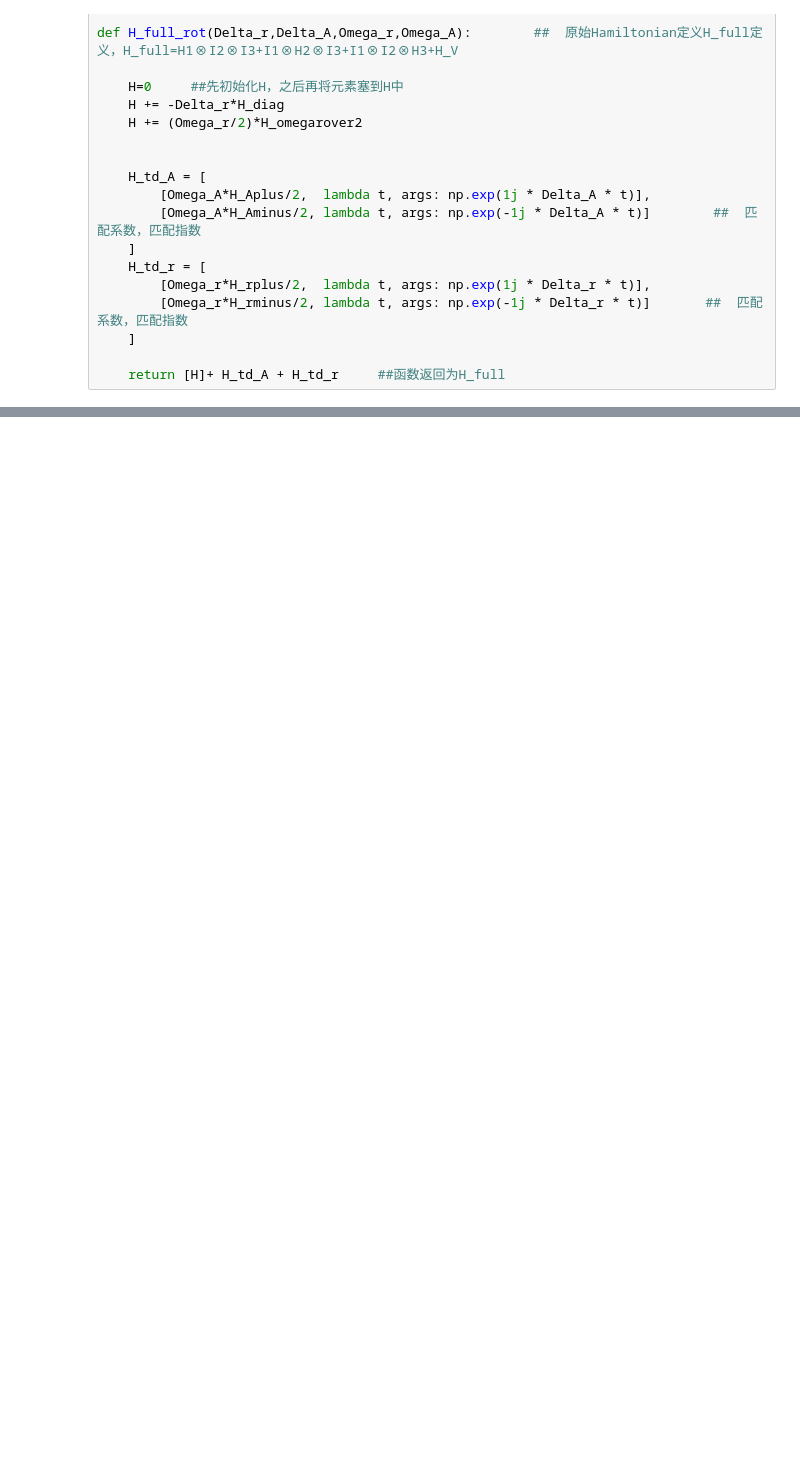
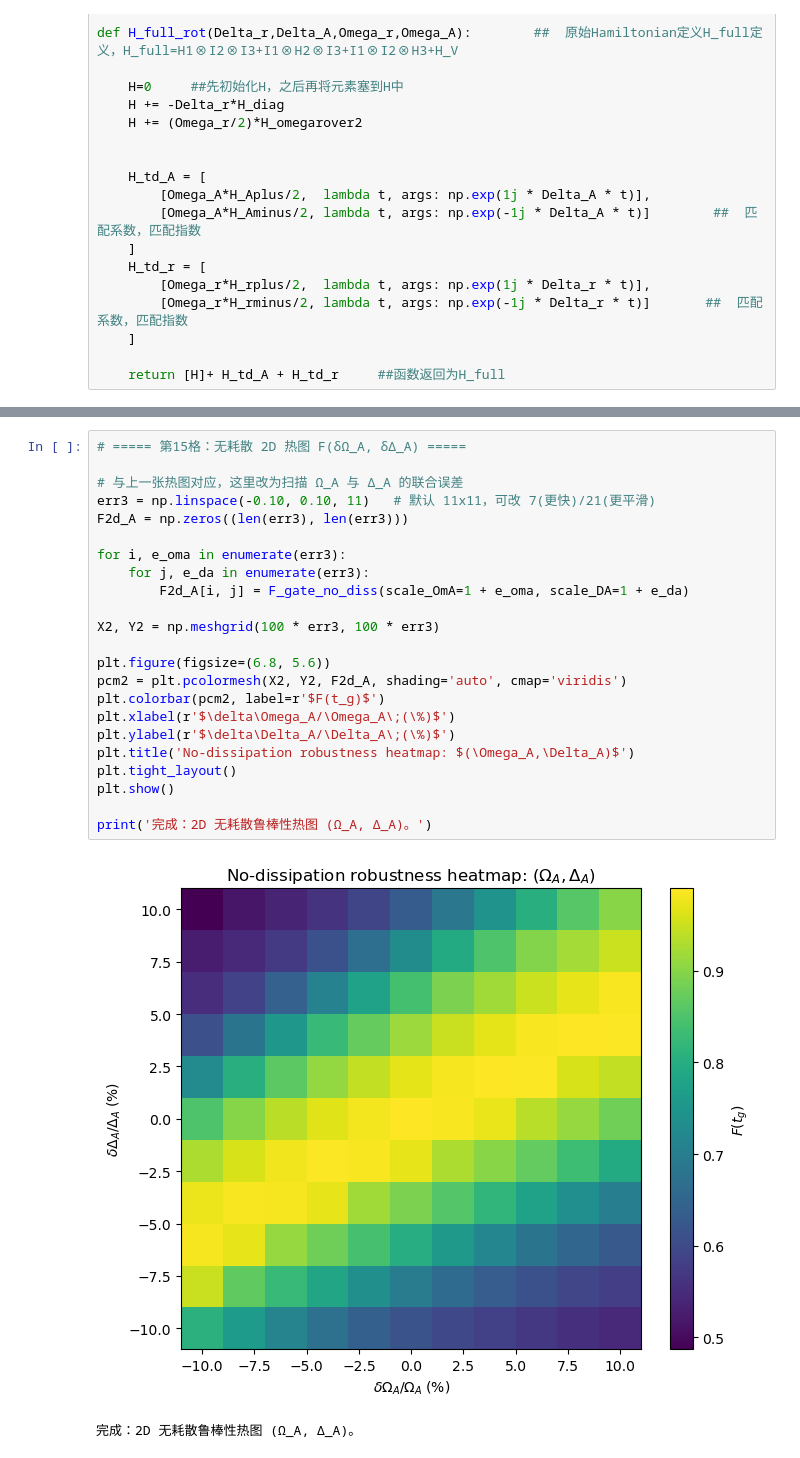
Before and after one commit to Leonardo-Liszt/My_Quantum_Projects, a Jupyter notebook: codes/CCNOT_simulate.ipynb, the cells around one changed output, grey strips where cells are left out. Drawn from its saved outputs; the diff is of its cells as text; blank space fills up the shorter version.

```diff
--- a/codes/CCNOT_simulate.ipynb
+++ b/codes/CCNOT_simulate.ipynb
@@ -515,0 +762,26 @@ def H_full_rot(Delta_r,Delta_A,Omega_r,Omega_A):        ##  原始Hamiltonian定
+# %%
+# ===== 第15格：无耗散 2D 热图 F(δΩ_A, δΔ_A) =====
+
+# 与上一张热图对应，这里改为扫描 Ω_A 与 Δ_A 的联合误差
+err3 = np.linspace(-0.10, 0.10, 11)   # 默认 11x11，可改 7(更快)/21(更平滑)
+F2d_A = np.zeros((len(err3), len(err3)))
+
+for i, e_oma in enumerate(err3):
+    for j, e_da in enumerate(err3):
+        F2d_A[i, j] = F_gate_no_diss(scale_OmA=1 + e_oma, scale_DA=1 + e_da)
+
+X2, Y2 = np.meshgrid(100 * err3, 100 * err3)
+
+plt.figure(figsize=(6.8, 5.6))
+pcm2 = plt.pcolormesh(X2, Y2, F2d_A, shading='auto', cmap='viridis')
+plt.colorbar(pcm2, label=r'$F(t_g)$')
+plt.xlabel(r'$\delta\Omega_A/\Omega_A\;(\%)$')
+plt.ylabel(r'$\delta\Delta_A/\Delta_A\;(\%)$')
+plt.title('No-dissipation robustness heatmap: $(\Omega_A,\Delta_A)$')
+plt.tight_layout()
+plt.show()
+
+print('完成：2D 无耗散鲁棒性热图 (Ω_A, Δ_A)。')
+# %% [output]
+[figure, added]
+完成：2D 无耗散鲁棒性热图 (Ω_A, Δ_A)。
```
Also changed, not shown: parts of 5 cells of this notebook, 20 other files.
